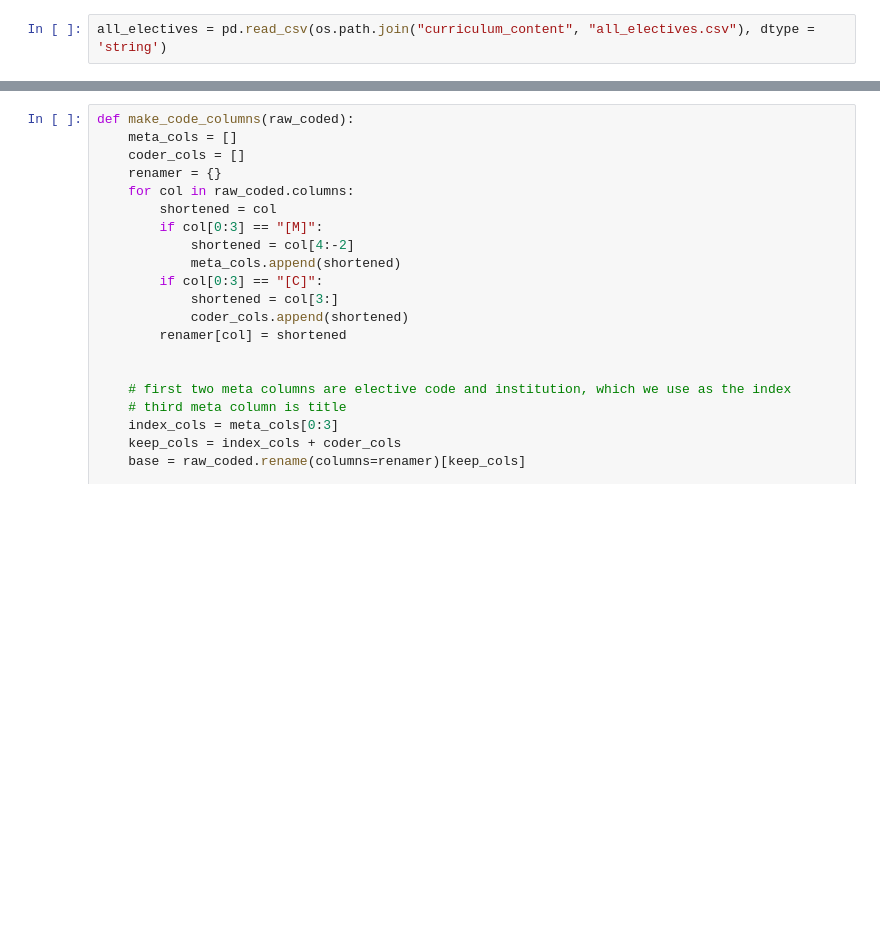
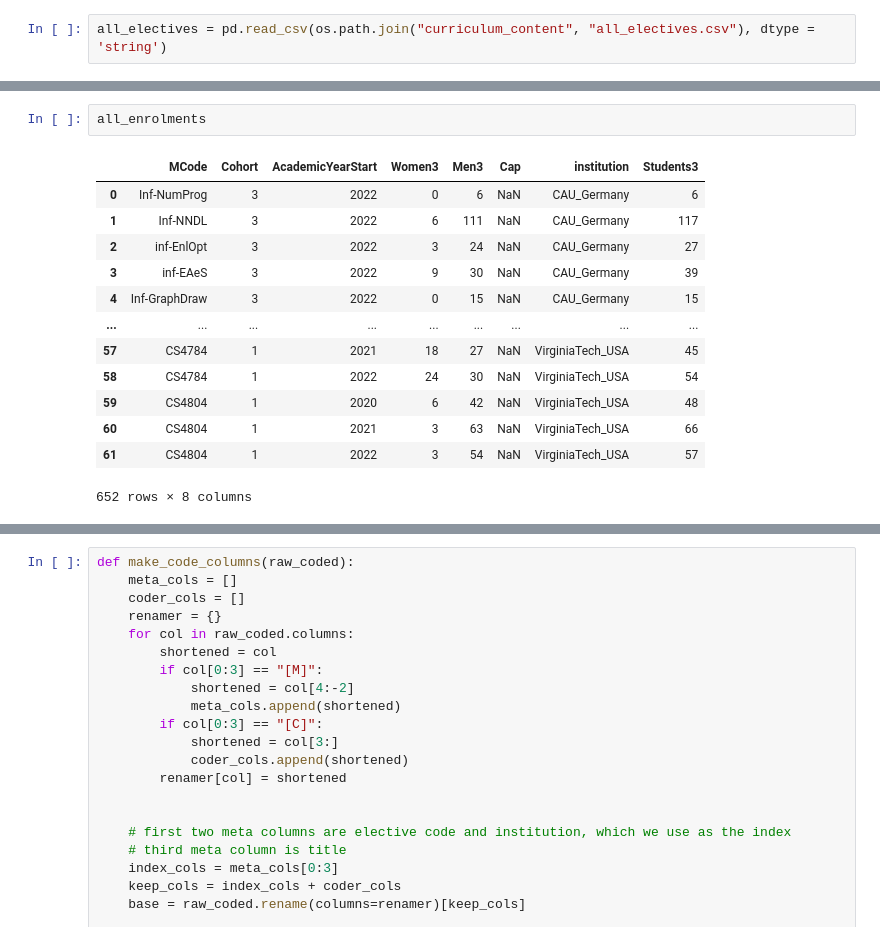
Before and after one commit to stevenaeola/iticse2023_wg6, a Jupyter notebook: process_curriculum_codes.ipynb, the cells around one changed output, grey strips where cells are left out. Drawn from its saved outputs; the diff is of its cells as text; blank space fills up the shorter version.

```diff
--- a/process_curriculum_codes.ipynb
+++ b/process_curriculum_codes.ipynb
@@ -57,6 +62,22 @@ loading UOC_Spain
 loading UofT_Canada
 loading Uppsala_Sweden
 loading VirginiaTech_USA
+# %%
+all_enrolments
+# %% [output]
+|  | MCode | Cohort | AcademicYearStart | Women3 | Men3 | Cap | institution | Students3 |
+| 0 | Inf-NumProg | 3 | 2022 | 0 | 6 | NaN | CAU_Germany | 6 |
+| 1 | Inf-NNDL | 3 | 2022 | 6 | 111 | NaN | CAU_Germany | 117 |
+| 2 | inf-EnlOpt | 3 | 2022 | 3 | 24 | NaN | CAU_Germany | 27 |
+| 3 | inf-EAeS | 3 | 2022 | 9 | 30 | NaN | CAU_Germany | 39 |
+| 4 | Inf-GraphDraw | 3 | 2022 | 0 | 15 | NaN | CAU_Germany | 15 |
+| ... | ... | ... | ... | ... | ... | ... | ... | ... |
+| 57 | CS4784 | 1 | 2021 | 18 | 27 | NaN | VirginiaTech_USA | 45 |
+| 58 | CS4784 | 1 | 2022 | 24 | 30 | NaN | VirginiaTech_USA | 54 |
+| 59 | CS4804 | 1 | 2020 | 6 | 42 | NaN | VirginiaTech_USA | 48 |
+| 60 | CS4804 | 1 | 2021 | 3 | 63 | NaN | VirginiaTech_USA | 66 |
+| 61 | CS4804 | 1 | 2022 | 3 | 54 | NaN | VirginiaTech_USA | 57 |
+652 rows × 8 columns
 # %%
 all_electives_codes = all_electives['elective']
 all_enrolments_codes = all_enrolments['MCode'].unique()
```
Also changed, not shown: parts of 22 cells of this notebook, 47 other files.
